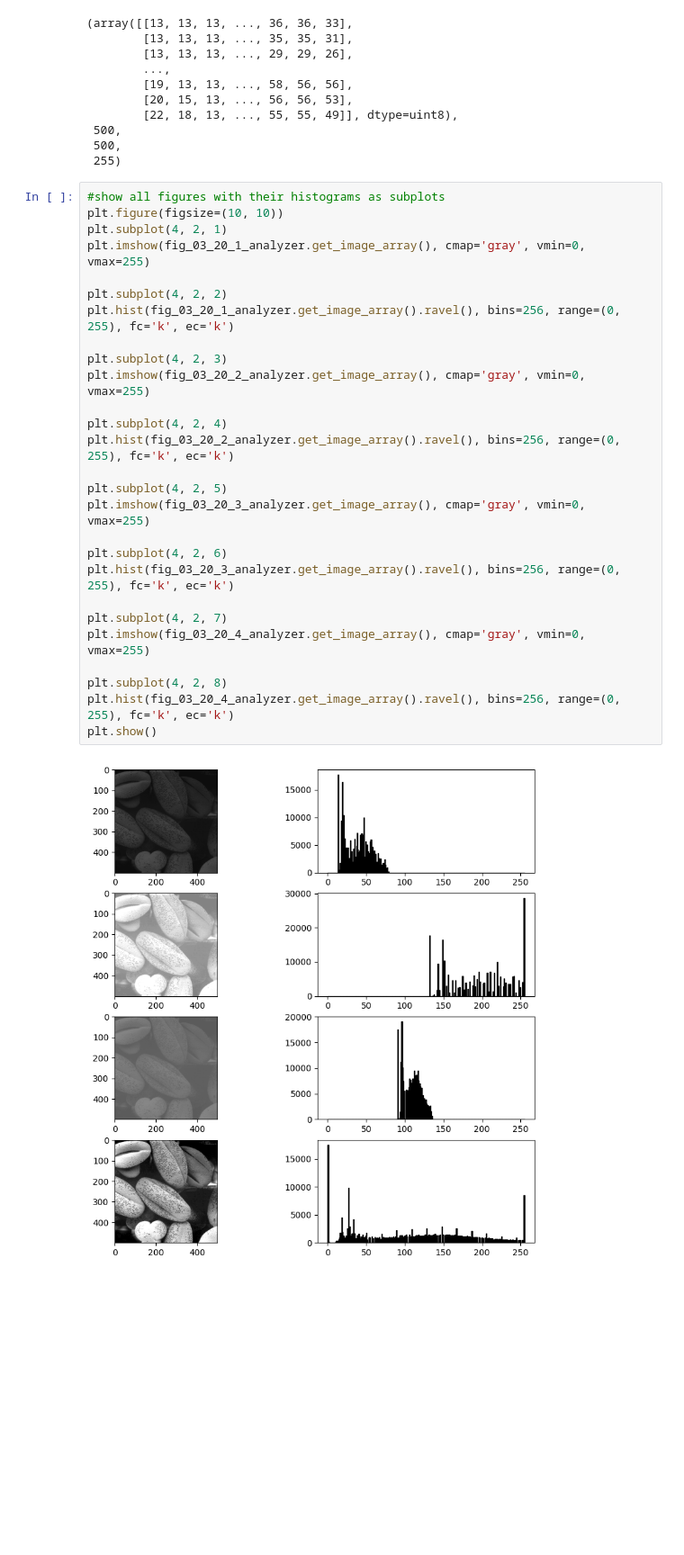
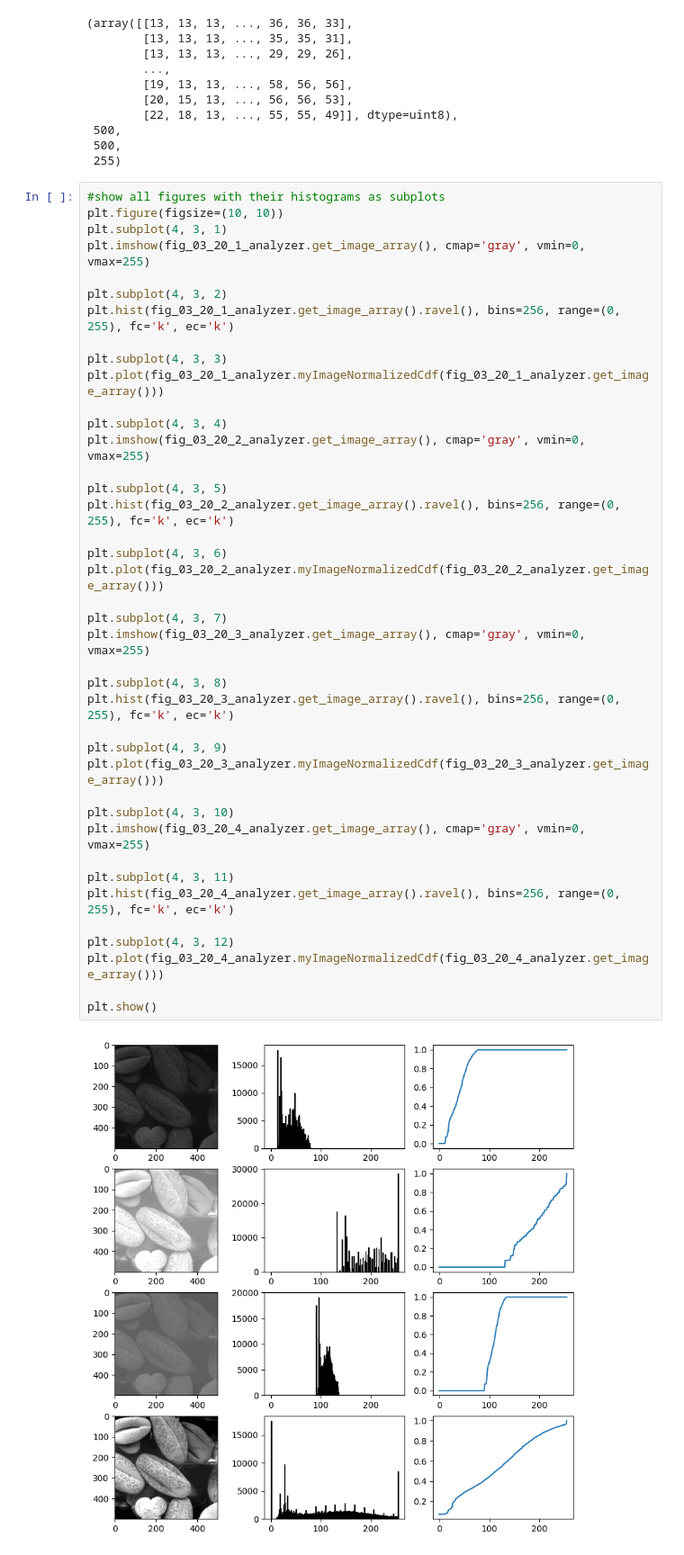
Before and after one commit to fouad1233/image_processing_tutorials, a Jupyter notebook: 003_pgn_shapening_and_histogram/main.ipynb, the cells around one changed output. Shown at 90% size. Drawn from its saved outputs; the diff is of its cells as text; blank space fills up the shorter version.

Commit message:
Update (cdf functions added for images)

```diff
--- a/003_pgn_shapening_and_histogram/main.ipynb
+++ b/003_pgn_shapening_and_histogram/main.ipynb
@@ -165,32 +169,45 @@ Reading image from: /Users/fuad/Documents/coding/image_processing_tutorials/003_
 # %%
 #show all figures with their histograms as subplots
 plt.figure(figsize=(10, 10))
-plt.subplot(4, 2, 1)
+plt.subplot(4, 3, 1)
 plt.imshow(fig_03_20_1_analyzer.get_image_array(), cmap='gray', vmin=0, vmax=255)
 
-plt.subplot(4, 2, 2)
+plt.subplot(4, 3, 2)
 plt.hist(fig_03_20_1_analyzer.get_image_array().ravel(), bins=256, range=(0, 255), fc='k', ec='k')
 
-plt.subplot(4, 2, 3)
+plt.subplot(4, 3, 3)
+plt.plot(fig_03_20_1_analyzer.myImageNormalizedCdf(fig_03_20_1_analyzer.get_image_array()))
+
+plt.subplot(4, 3, 4)
 plt.imshow(fig_03_20_2_analyzer.get_image_array(), cmap='gray', vmin=0, vmax=255)
 
-plt.subplot(4, 2, 4)
+plt.subplot(4, 3, 5)
 plt.hist(fig_03_20_2_analyzer.get_image_array().ravel(), bins=256, range=(0, 255), fc='k', ec='k')
 
-plt.subplot(4, 2, 5)
+plt.subplot(4, 3, 6)
+plt.plot(fig_03_20_2_analyzer.myImageNormalizedCdf(fig_03_20_2_analyzer.get_image_array()))
+
+plt.subplot(4, 3, 7)
 plt.imshow(fig_03_20_3_analyzer.get_image_array(), cmap='gray', vmin=0, vmax=255)
 
-plt.subplot(4, 2, 6)
+plt.subplot(4, 3, 8)
 plt.hist(fig_03_20_3_analyzer.get_image_array().ravel(), bins=256, range=(0, 255), fc='k', ec='k')
 
-plt.subplot(4, 2, 7)
+plt.subplot(4, 3, 9)
+plt.plot(fig_03_20_3_analyzer.myImageNormalizedCdf(fig_03_20_3_analyzer.get_image_array()))
+
+plt.subplot(4, 3, 10)
 plt.imshow(fig_03_20_4_analyzer.get_image_array(), cmap='gray', vmin=0, vmax=255)
 
-plt.subplot(4, 2, 8)
+plt.subplot(4, 3, 11)
 plt.hist(fig_03_20_4_analyzer.get_image_array().ravel(), bins=256, range=(0, 255), fc='k', ec='k')
+
+plt.subplot(4, 3, 12)
+plt.plot(fig_03_20_4_analyzer.myImageNormalizedCdf(fig_03_20_4_analyzer.get_image_array()))
+
 plt.show()
 # %% [output]
-[figure, old version]
+[figure, new version]
 # %%
 #show all figures , and their equalized images and equalized images histograms as subplots
 plt.figure(figsize=(12, 14))
```
Also changed, not shown: parts of 3 cells of this notebook, 1 other file.
